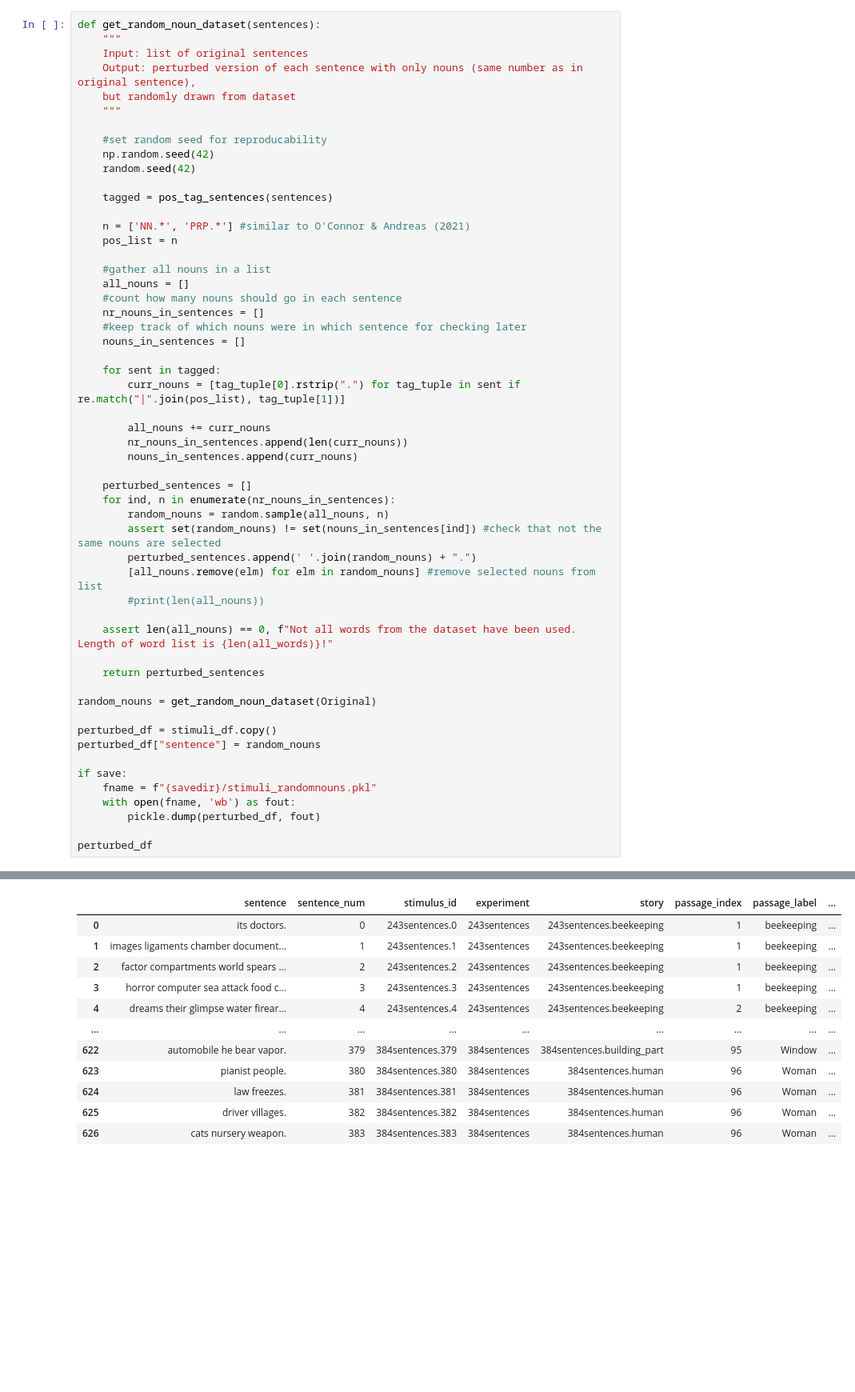
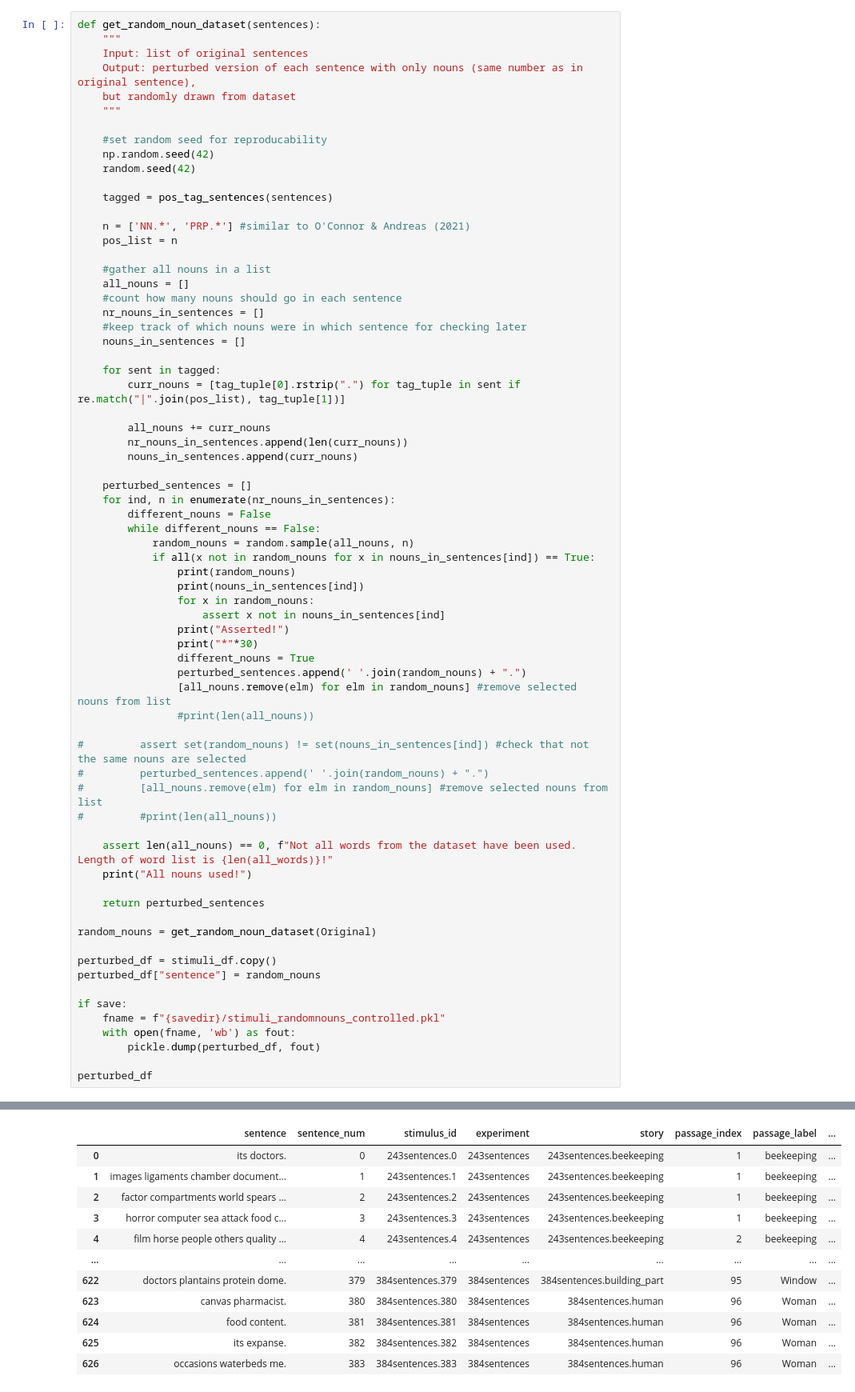
Before and after one commit to carina-kauf/perturbed-neural-nlp, a Jupyter notebook: ressources/stimuli_creation/2_create_information-loss-manipulation.ipynb, the cells around one changed output, grey strips where cells are left out. Shown at 80% size. Cells and saved outputs as stored; diff of their text form; blank space fills up the shorter version.

Commit message:
added controlled random noun condition

```diff
--- a/ressources/stimuli_creation/2_create_information-loss-manipulation.ipynb
+++ b/ressources/stimuli_creation/2_create_information-loss-manipulation.ipynb
@@ -438,13 +438,28 @@ def get_random_noun_dataset(sentences):
 
     perturbed_sentences = []
     for ind, n in enumerate(nr_nouns_in_sentences):
-        random_nouns = random.sample(all_nouns, n)
-        assert set(random_nouns) != set(nouns_in_sentences[ind]) #check that not the same nouns are selected
-        perturbed_sentences.append(' '.join(random_nouns) + ".")
-        [all_nouns.remove(elm) for elm in random_nouns] #remove selected nouns from list
-        #print(len(all_nouns))
+        different_nouns = False
+        while different_nouns == False:
+            random_nouns = random.sample(all_nouns, n)
+            if all(x not in random_nouns for x in nouns_in_sentences[ind]) == True:
+                print(random_nouns)
+                print(nouns_in_sentences[ind])
+                for x in random_nouns:
+                    assert x not in nouns_in_sentences[ind]
+                print("Asserted!")
+                print("*"*30)
+                different_nouns = True
+                perturbed_sentences.append(' '.join(random_nouns) + ".")
+                [all_nouns.remove(elm) for elm in random_nouns] #remove selected nouns from list
+                #print(len(all_nouns))
+
+#         assert set(random_nouns) != set(nouns_in_sentences[ind]) #check that not the same nouns are selected
+#         perturbed_sentences.append(' '.join(random_nouns) + ".")
+#         [all_nouns.remove(elm) for elm in random_nouns] #remove selected nouns from list
+#         #print(len(all_nouns))
 
     assert len(all_nouns) == 0, f"Not all words from the dataset have been used. Length of word list is {len(all_words)}!"
+    print("All nouns used!")
 
     return perturbed_sentences
 
@@ -454,7 +469,7 @@ perturbed_df = stimuli_df.copy()
 perturbed_df["sentence"] = random_nouns
 
 if save:
-    fname = f"{savedir}/stimuli_randomnouns.pkl"
+    fname = f"{savedir}/stimuli_randomnouns_controlled.pkl"
     with open(fname, 'wb') as fout:
         pickle.dump(perturbed_df, fout)
 
@@ -463,12 +495,12 @@ perturbed_df
 |  | sentence | sentence_num | stimulus_id | experiment | story | passage_index | passage_label | ... |
 | 0 | its doctors. | 0 | 243sentences.0 | 243sentences | 243sentences.beekeeping | 1 | beekeeping | ... |
 | 1 | images ligaments chamber document... | 1 | 243sentences.1 | 243sentences | 243sentences.beekeeping | 1 | beekeeping | ... |
 | 2 | factor compartments world spears ... | 2 | 243sentences.2 | 243sentences | 243sentences.beekeeping | 1 | beekeeping | ... |
 | 3 | horror computer sea attack food c... | 3 | 243sentences.3 | 243sentences | 243sentences.beekeeping | 1 | beekeeping | ... |
-| 4 | dreams their glimpse water firear... | 4 | 243sentences.4 | 243sentences | 243sentences.beekeeping | 2 | beekeeping | ... |
+| 4 | film horse people others quality ... | 4 | 243sentences.4 | 243sentences | 243sentences.beekeeping | 2 | beekeeping | ... |
 | ... | ... | ... | ... | ... | ... | ... | ... | ... |
-| 622 | automobile he bear vapor. | 379 | 384sentences.379 | 384sentences | 384sentences.building_part | 95 | Window | ... |
-| 623 | pianist people. | 380 | 384sentences.380 | 384sentences | 384sentences.human | 96 | Woman | ... |
-| 624 | law freezes. | 381 | 384sentences.381 | 384sentences | 384sentences.human | 96 | Woman | ... |
-| 625 | driver villages. | 382 | 384sentences.382 | 384sentences | 384sentences.human | 96 | Woman | ... |
-| 626 | cats nursery weapon. | 383 | 384sentences.383 | 384sentences | 384sentences.human | 96 | Woman | ... |
+| 622 | doctors plantains protein dome. | 379 | 384sentences.379 | 384sentences | 384sentences.building_part | 95 | Window | ... |
+| 623 | canvas pharmacist. | 380 | 384sentences.380 | 384sentences | 384sentences.human | 96 | Woman | ... |
+| 624 | food content. | 381 | 384sentences.381 | 384sentences | 384sentences.human | 96 | Woman | ... |
+| 625 | its expanse. | 382 | 384sentences.382 | 384sentences | 384sentences.human | 96 | Woman | ... |
+| 626 | occasions waterbeds me. | 383 | 384sentences.383 | 384sentences | 384sentences.human | 96 | Woman | ... |
```
Also changed, not shown: parts of 2 cells of this notebook, 2 other files.
